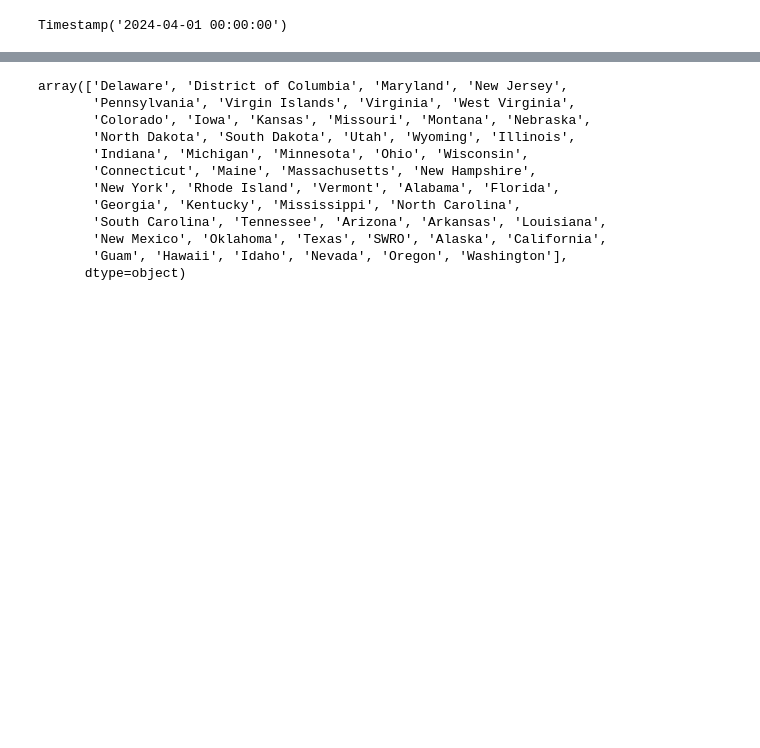
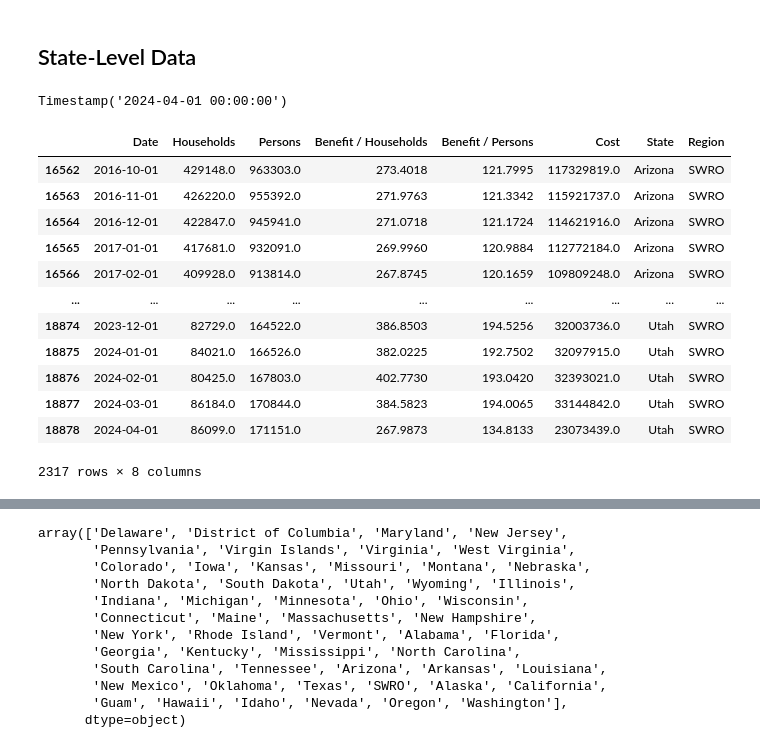
Before and after one commit to TonyZhang2004/Citadel-Summer-Datathon, a Jupyter notebook: EDA/EDA_snap.ipynb, the cells around one changed output, grey strips where cells are left out. Cells and saved outputs as stored; diff of their text form; code cells hidden in the pictures; blank space fills up the shorter version.

```diff
--- a/EDA/EDA_snap.ipynb
+++ b/EDA/EDA_snap.ipynb
@@ -73,3 +224,5 @@ def process_year_new(year_data):
+# %% [markdown]
+## State-Level Data
 # %%
 old_snap = process_snap('../SNAP_data')
 old_snap.Date.max()
@@ -78,3 +231,19 @@ Timestamp('2024-04-01 00:00:00')
 # %%
 old_snap.sort_values(['Region', 'State', 'Date'], inplace=True)
 old_snap.reset_index(drop=True, inplace=True)
+# %%
+old_snap[old_snap['Region'] == 'SWRO']
+# %% [output]
+|  | Date | Households | Persons | Benefit / Households | Benefit / Persons | Cost | State | Region |
+| 16562 | 2016-10-01 | 429148.0 | 963303.0 | 273.4018 | 121.7995 | 117329819.0 | Arizona | SWRO |
+| 16563 | 2016-11-01 | 426220.0 | 955392.0 | 271.9763 | 121.3342 | 115921737.0 | Arizona | SWRO |
+| 16564 | 2016-12-01 | 422847.0 | 945941.0 | 271.0718 | 121.1724 | 114621916.0 | Arizona | SWRO |
+| 16565 | 2017-01-01 | 417681.0 | 932091.0 | 269.9960 | 120.9884 | 112772184.0 | Arizona | SWRO |
+| 16566 | 2017-02-01 | 409928.0 | 913814.0 | 267.8745 | 120.1659 | 109809248.0 | Arizona | SWRO |
+| ... | ... | ... | ... | ... | ... | ... | ... | ... |
+| 18874 | 2023-12-01 | 82729.0 | 164522.0 | 386.8503 | 194.5256 | 32003736.0 | Utah | SWRO |
+| 18875 | 2024-01-01 | 84021.0 | 166526.0 | 382.0225 | 192.7502 | 32097915.0 | Utah | SWRO |
+| 18876 | 2024-02-01 | 80425.0 | 167803.0 | 402.7730 | 193.0420 | 32393021.0 | Utah | SWRO |
+| 18877 | 2024-03-01 | 86184.0 | 170844.0 | 384.5823 | 194.0065 | 33144842.0 | Utah | SWRO |
+| 18878 | 2024-04-01 | 86099.0 | 171151.0 | 267.9873 | 134.8133 | 23073439.0 | Utah | SWRO |
+2317 rows × 8 columns
```
Also changed, not shown: parts of 11 cells of this notebook, 3 other files.
